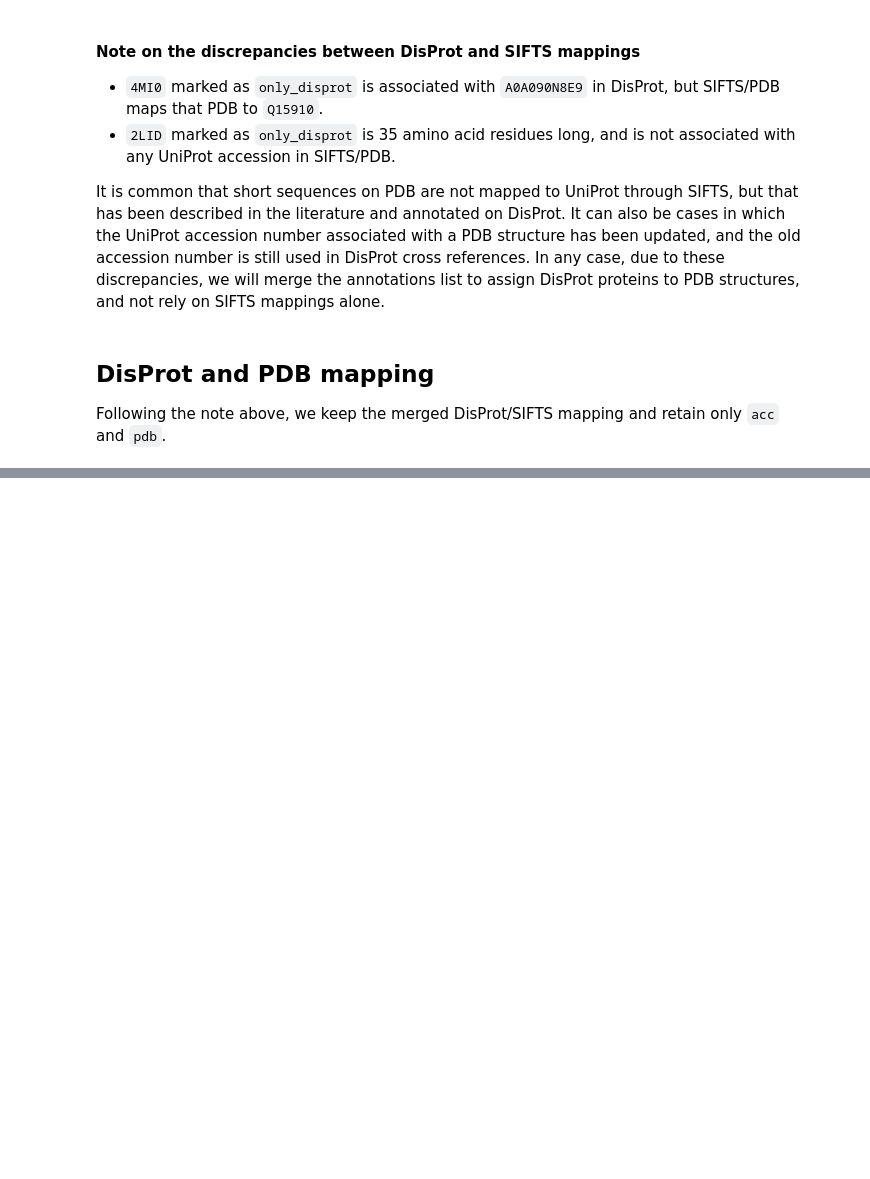
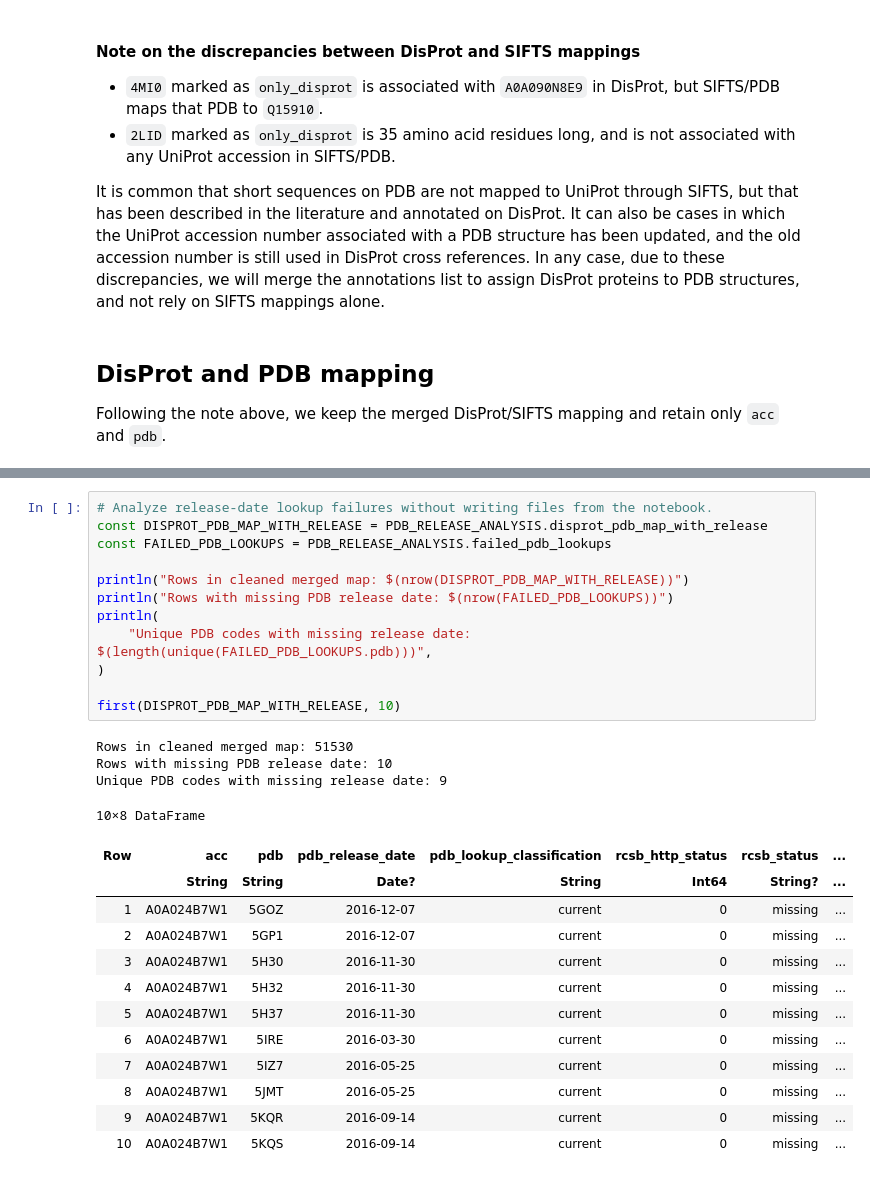
Before and after one commit to diegozea/IDRBindingDataset.jl, a Jupyter notebook: scripts/04_first_stats.ipynb, the cells around one changed output, grey strips where cells are left out. Cells and saved outputs as stored; diff of their text form; blank space fills up the shorter version.

Commit message:
PDB realease dates

```diff
--- a/scripts/04_first_stats.ipynb
+++ b/scripts/04_first_stats.ipynb
@@ -450,0 +477,29 @@ Merged DisProt-PDB pairs: 51528
+# %%
+# Analyze release-date lookup failures without writing files from the notebook.
+const DISPROT_PDB_MAP_WITH_RELEASE = PDB_RELEASE_ANALYSIS.disprot_pdb_map_with_release
+const FAILED_PDB_LOOKUPS = PDB_RELEASE_ANALYSIS.failed_pdb_lookups
+
+println("Rows in cleaned merged map: $(nrow(DISPROT_PDB_MAP_WITH_RELEASE))")
+println("Rows with missing PDB release date: $(nrow(FAILED_PDB_LOOKUPS))")
+println(
+    "Unique PDB codes with missing release date: $(length(unique(FAILED_PDB_LOOKUPS.pdb)))",
+)
+
+first(DISPROT_PDB_MAP_WITH_RELEASE, 10)
+# %% [output]
+Rows in cleaned merged map: 51530
+Rows with missing PDB release date: 10
+Unique PDB codes with missing release date: 9
+10×8 DataFrame
+| Row | acc | pdb | pdb_release_date | pdb_lookup_classification | rcsb_http_status | rcsb_status | ... |
+|  | String | String | Date? | String | Int64 | String? | ... |
+| 1 | A0A024B7W1 | 5GOZ | 2016-12-07 | current | 0 | missing | ... |
+| 2 | A0A024B7W1 | 5GP1 | 2016-12-07 | current | 0 | missing | ... |
+| 3 | A0A024B7W1 | 5H30 | 2016-11-30 | current | 0 | missing | ... |
+| 4 | A0A024B7W1 | 5H32 | 2016-11-30 | current | 0 | missing | ... |
+| 5 | A0A024B7W1 | 5H37 | 2016-11-30 | current | 0 | missing | ... |
+| 6 | A0A024B7W1 | 5IRE | 2016-03-30 | current | 0 | missing | ... |
+| 7 | A0A024B7W1 | 5IZ7 | 2016-05-25 | current | 0 | missing | ... |
+| 8 | A0A024B7W1 | 5JMT | 2016-05-25 | current | 0 | missing | ... |
+| 9 | A0A024B7W1 | 5KQR | 2016-09-14 | current | 0 | missing | ... |
+| 10 | A0A024B7W1 | 5KQS | 2016-09-14 | current | 0 | missing | ... |
```
Also changed, not shown: parts of 20 cells of this notebook, 14 other files.
